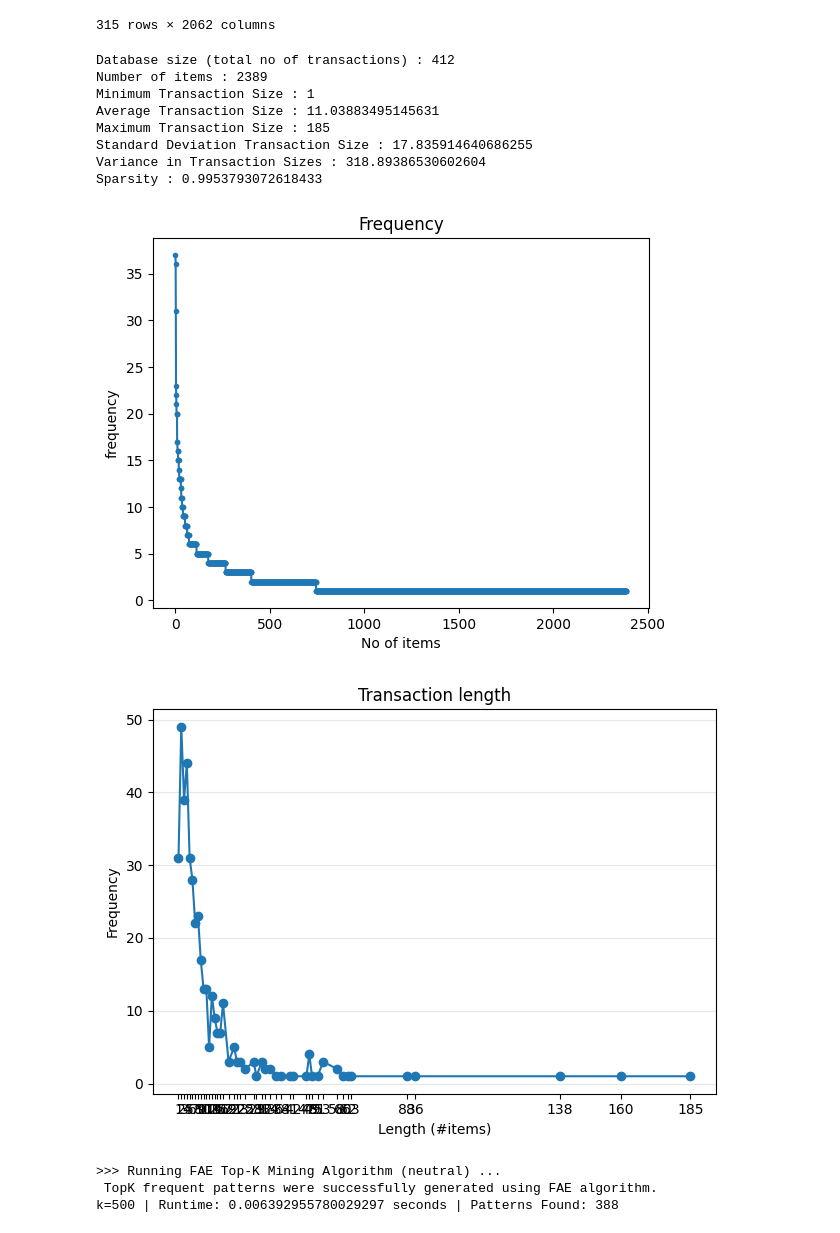
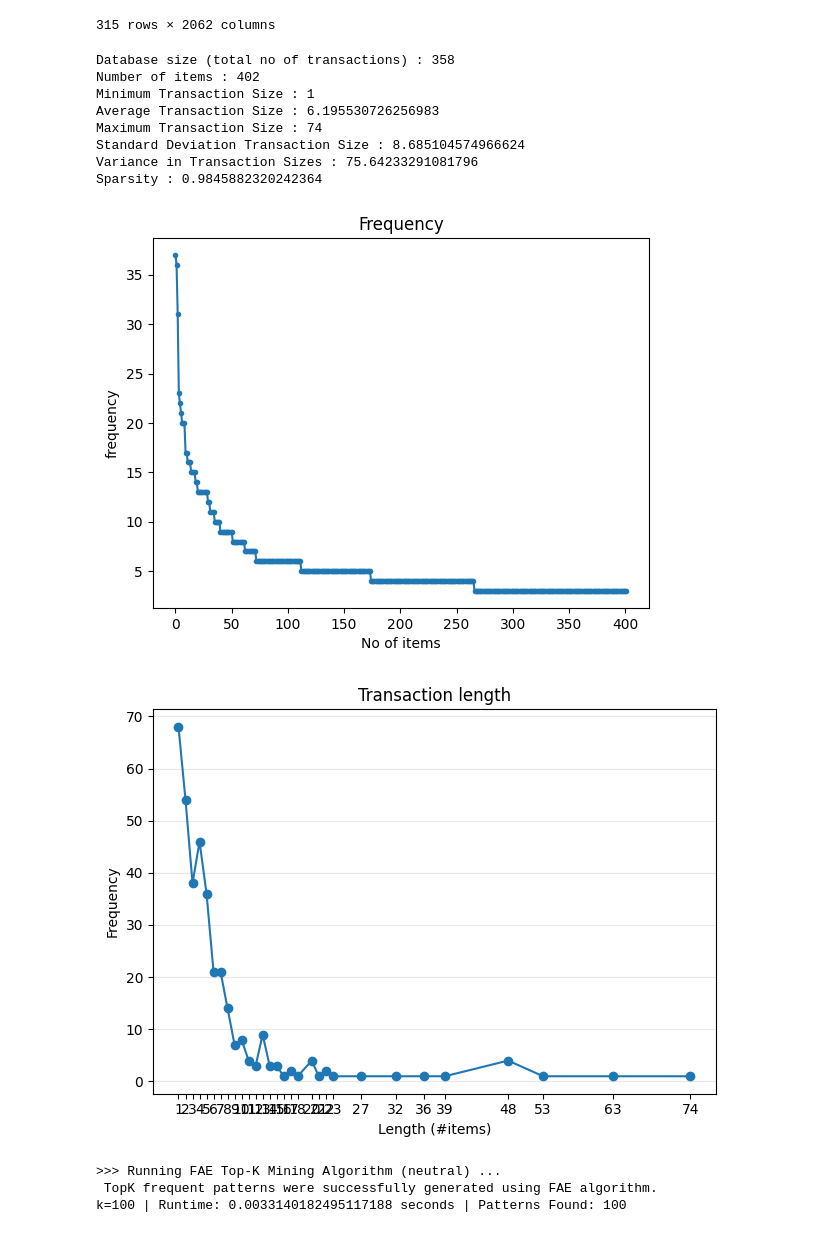
Before and after one commit to Deniz-Can/DM2025-Lab1-Exercise, a Jupyter notebook: DM2025-Lab1-Homework.ipynb, the cells around one changed output. Saved outputs shown, nothing was run; the diff lists cells and outputs as text; code cells hidden in the pictures.

```diff
--- a/DM2025-Lab1-Homework.ipynb
+++ b/DM2025-Lab1-Homework.ipynb
@@ -984,7 +984,8 @@ neutral_df = X[X["label_name"] == "neutral"].copy()
 count_vect = CountVectorizer(
     lowercase=True,
     stop_words="english",
-    token_pattern=r"(?u)\b[a-zA-Z]{2,}\b"
+    token_pattern=r"(?u)\b[a-zA-Z]{2,}\b",
+    min_df=3
 )
 X_tdm = count_vect.fit_transform(neutral_df["text"].fillna("").astype(str))
 terms = count_vect.get_feature_names_out()
@@ -997,55 +998,55 @@ db.run()
 db.printStats()
 db.plotGraphs()
 
+sep = '\t'
 input_file = "td_freq_db_neutral.csv"
-sep = ","
 
 # run FAE Top-K Mining Algorithm
 print(">>> Running FAE Top-K Mining Algorithm (neutral) ...")
-k_values = [500, 1000, 1500]  # different k values to test
+k_values = [100, 200, 300]  # different k values to test
 for k in k_values:
     obj_topk = topk_alg.FAE(iFile=input_file,k=k,sep=sep)
     obj_topk.mine()
     patterns_df = obj_topk.getPatternsAsDataFrame()
     runtime = obj_topk.getRuntime()
     print(f"k={k} | Runtime: {runtime} seconds | Patterns Found: {len(patterns_df)}")
     display(patterns_df.head(10))  # display first 10 patterns
 
 # run MaxFPGrowth Mining Algorithm
 print("\n>>> Running MaxFPGrowth Mining Algorithm (neutral) ...")
 minSup_values = [3, 6, 9]  # different minSup values
 for minSup in minSup_values:
     obj_max = max_alg.MaxFPGrowth(iFile=input_file, minSup=minSup, sep=sep)
     obj_max.mine()
     patterns_df = obj_max.getPatternsAsDataFrame()
     runtime = obj_max.getRuntime()
     print(f"minSup={minSup} | Runtime: {runtime} seconds | Patterns Found: {len(patterns_df)}")
     display(patterns_df.head(10))  # display first 10 patterns
 
 # run FPGrowth Mining Algorithm
 print("\n>>> Running FPGrowth Mining Algorithm (neutral) ...")
 minSup_values = [3, 6, 9]  # different minSup values
 for minSup in minSup_values:
     obj_fp = fp_alg.FPGrowth(iFile=input_file, minSup=minSup, sep=sep)
     obj_fp.mine()
     patterns_df = obj_fp.getPatternsAsDataFrame()
     runtime = obj_fp.getRuntime()
     print(f"minSup={minSup} | Runtime: {runtime} seconds | Patterns Found: {len(patterns_df)}")
     display(patterns_df.head(10))  # display first 10 patterns
 
 # runtime comparison plots
 # %% [output]
-Database size (total no of transactions) : 412
-Number of items : 2389
+Database size (total no of transactions) : 358
+Number of items : 402
 Minimum Transaction Size : 1
-Average Transaction Size : 11.03883495145631
-Maximum Transaction Size : 185
-Standard Deviation Transaction Size : 17.835914640686255
-Variance in Transaction Sizes : 318.89386530602604
-Sparsity : 0.9953793072618433
+Average Transaction Size : 6.195530726256983
+Maximum Transaction Size : 74
+Standard Deviation Transaction Size : 8.685104574966624
+Variance in Transaction Sizes : 75.64233291081796
+Sparsity : 0.9845882320242364
-[figure, old version]
+[figure, new version]
-[figure, old version]
+[figure, new version]
 >>> Running FAE Top-K Mining Algorithm (neutral) ...
  TopK frequent patterns were successfully generated using FAE algorithm.
-k=500 | Runtime: 0.006392955780029297 seconds | Patterns Found: 388
+k=100 | Runtime: 0.0033140182495117188 seconds | Patterns Found: 100
 |  | Patterns | Support |
```
Also changed, not shown: parts of 5 cells of this notebook, 1 other file.
